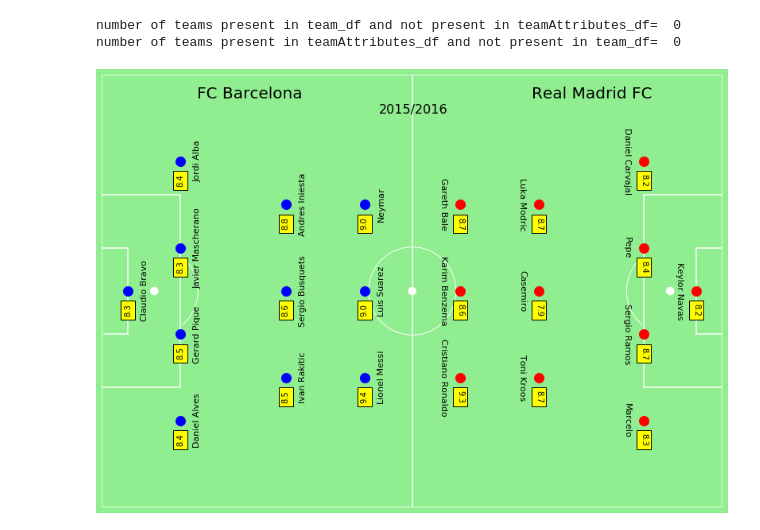
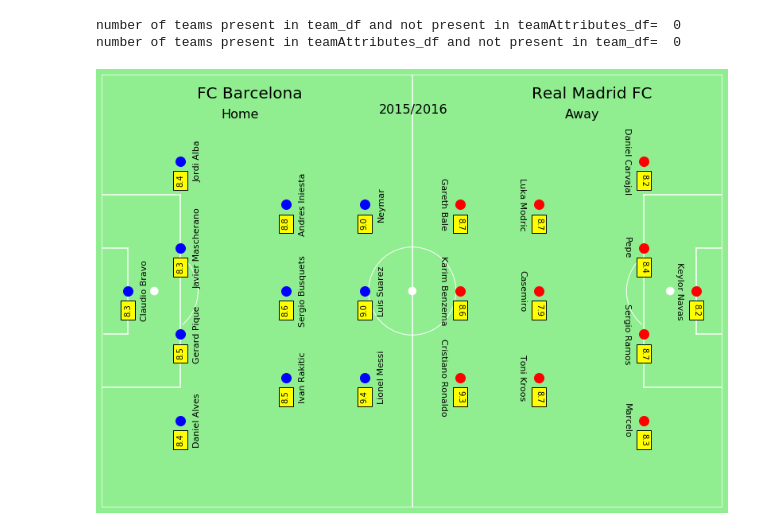
Before and after one commit to AmgadAshraf/EuropeanSoccer, a Jupyter notebook: ProjectNotebook.ipynb, the cells around one changed output. Saved outputs shown, nothing was run; the diff lists cells and outputs as text; code cells hidden in the pictures.

Commit message:
Added more visualizations and markdown cells

```diff
--- a/ProjectNotebook.ipynb
+++ b/ProjectNotebook.ipynb
@@ -1318,6 +1357,7 @@ for i in range(len(home_player_names)):
 for i in range(len(home_player_ratings)):
     plt.text(home_y[i], home_x[i]-4, home_player_ratings[i], horizontalalignment='center', verticalalignment='center', rotation=90, bbox=dict(facecolor='yellow', alpha=1.0))
 plt.text(20,85,'FC Barcelona',fontsize=20)
+plt.text(25,81,'Home',fontsize=16)
 
 away_players_X = latest_match.iloc[0]['away_player_X1':'away_player_X11']
 away_players_Y = latest_match.iloc[0]['away_player_Y1':'away_player_Y11']
@@ -1331,31 +1371,32 @@ for element in range(len(away_x)):
 for element in range(len(away_y)):
     away_y[element] = 130 - (away_y[element] * 5.5)
 plt.plot(away_y, away_x, 'ro', markersize=12)
 
 away_players = latest_match.iloc[0]['away_player_1':'away_player_11']
 away_players = list(away_players)
 away_player_names = []
 away_player_ratings = []
 for i in range(1,12):
     result = pd.merge(player_df, latest_match, left_on="player_api_id", right_on="away_player_"+str(i))
     ratings = pd.merge(playerAttributes_df_1, latest_match, left_on="player_api_id", right_on="away_player_"+str(i))
     name = result.iloc[0]['player_name']
     rating = ratings.iloc[0]['overall_rating']
     away_player_names.append(name)
     away_player_ratings.append(rating/10)
 for i in range(len(away_player_names)):
     plt.text(away_y[i]-3.5, away_x[i], away_player_names[i], horizontalalignment='center', verticalalignment='center',rotation=-90,fontsize=11)
 for i in range(len(away_player_ratings)):
     plt.text(away_y[i], away_x[i]-4, away_player_ratings[i], horizontalalignment='center', verticalalignment='center', rotation=-90, bbox=dict(facecolor='yellow', alpha=1.0))
 plt.text(90,85,'Real Madrid FC',fontsize=20)
+plt.text(97,81,'Away',fontsize=16)
 
 season = latest_match.iloc[0]['season']
 plt.text(58,82, season, fontsize=16)
 
 plt.ylim(0, 90)
 plt.xlim(0, 130)
 
 #Display Pitch
 plt.show()
 # %% [output]
-[figure, old version]
+[figure, new version]
```
Also changed, not shown: parts of 7 cells of this notebook.
